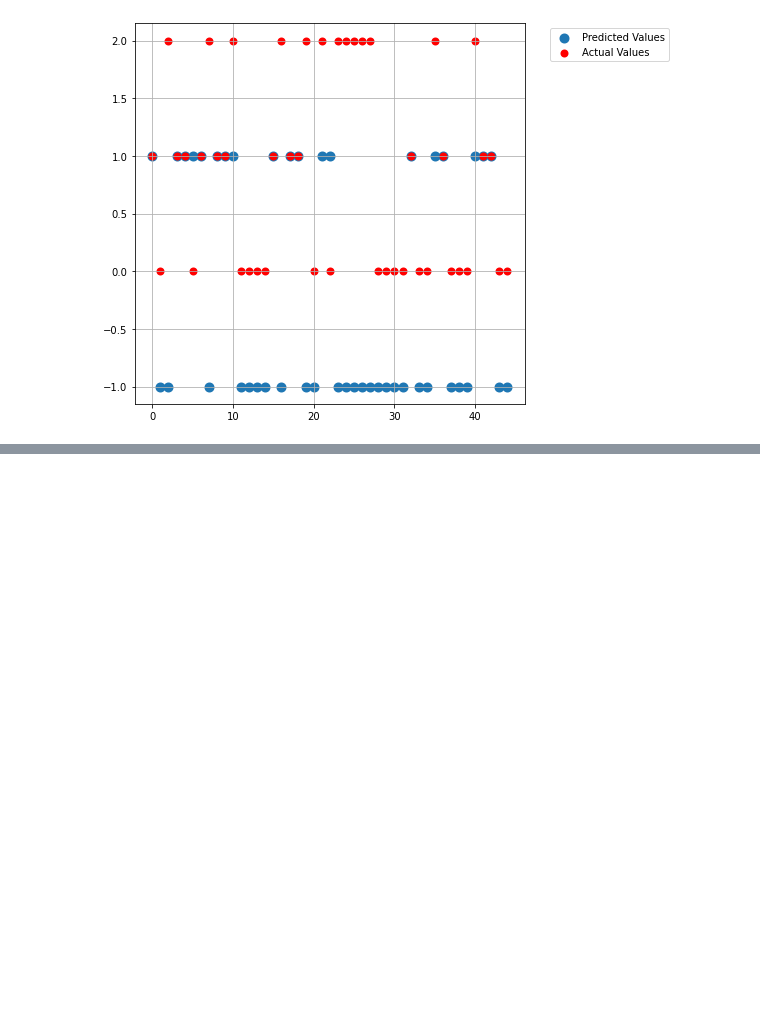
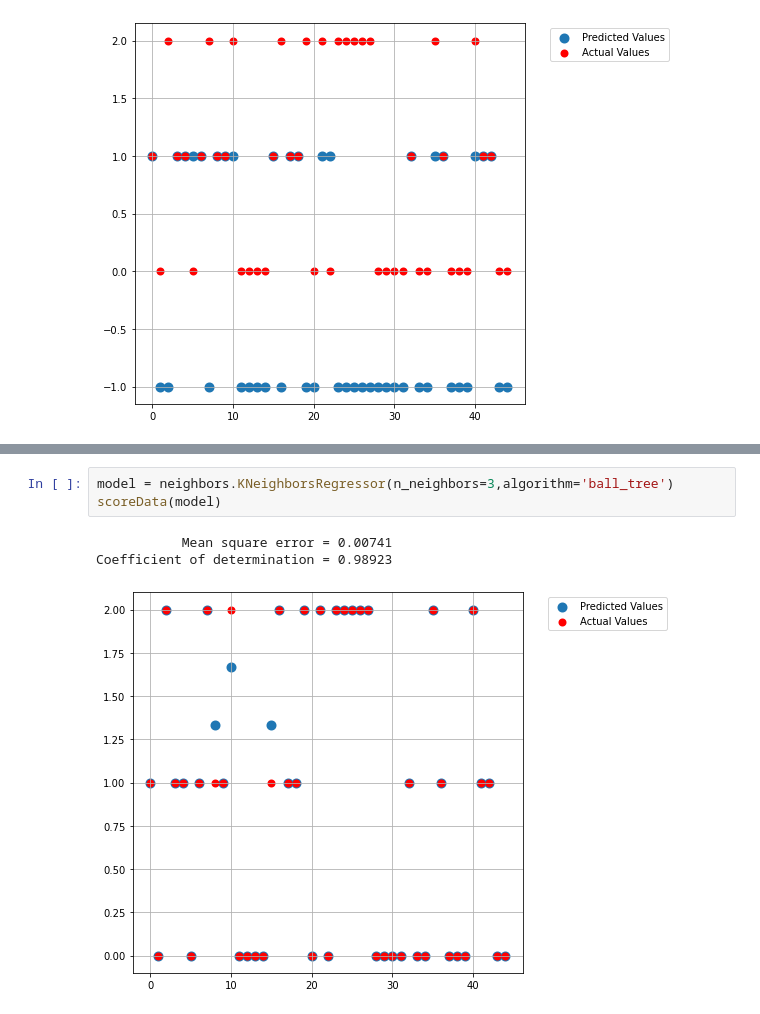
Before and after one commit to solothinker/ML-DL-Xperiments, a Jupyter notebook: Iris-Xperiments/Iris_Data.ipynb, the cells around one changed output, grey strips where cells are left out. Cells and saved outputs as stored; diff of their text form; blank space fills up the shorter version.

```diff
--- a/Iris-Xperiments/Iris_Data.ipynb
+++ b/Iris-Xperiments/Iris_Data.ipynb
@@ -703,0 +771,7 @@ Coefficient of determination = -1.36842
+# %%
+model = neighbors.KNeighborsRegressor(n_neighbors=3,algorithm='ball_tree')
+scoreData(model)
+# %% [output]
+           Mean square error = 0.00741
+Coefficient of determination = 0.98923
+[figure, added]
```
Also changed, not shown: parts of 35 cells of this notebook.
